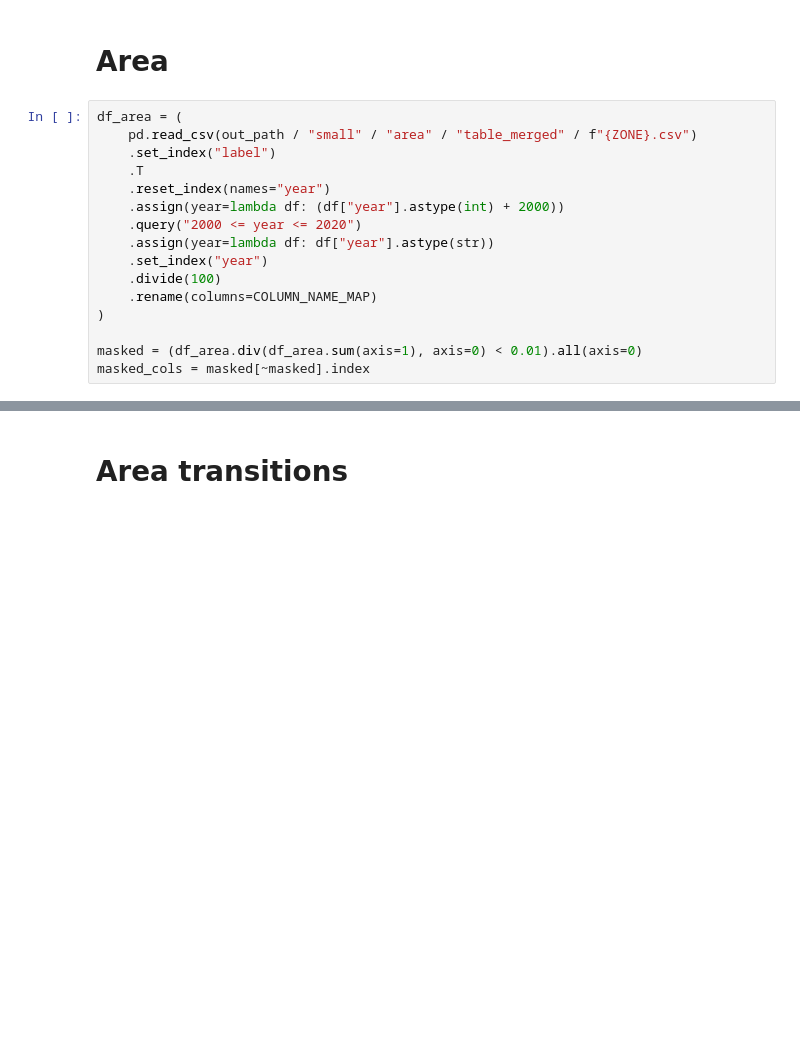
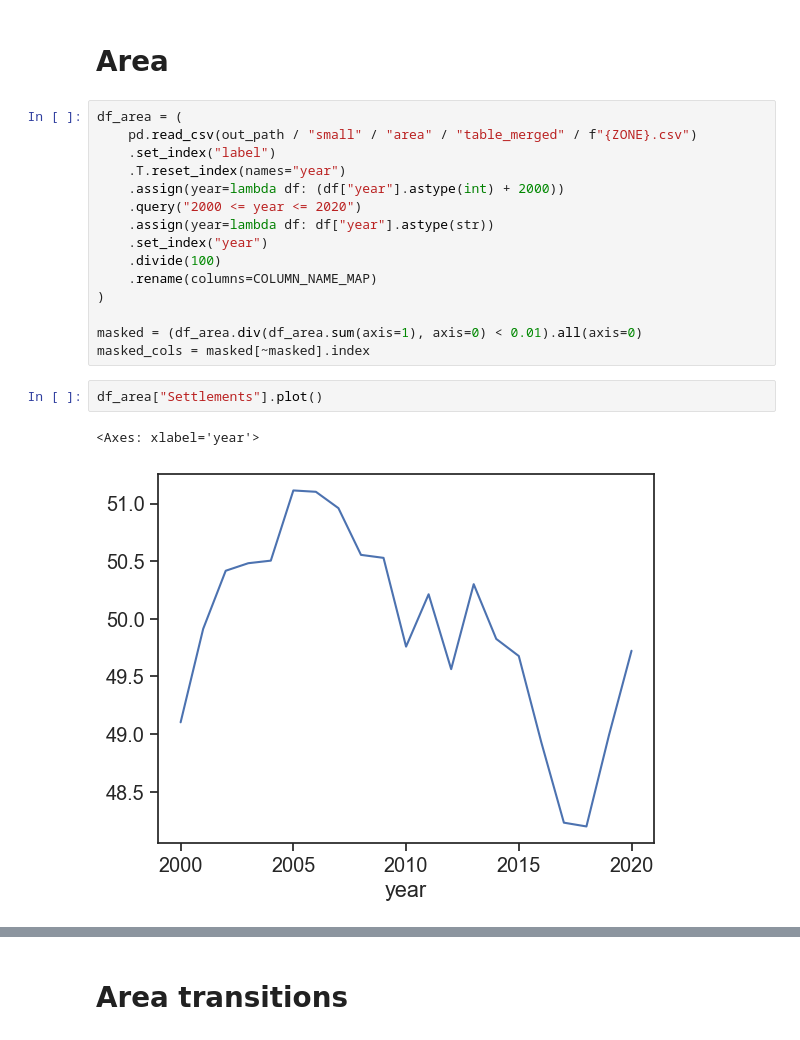
Before and after one commit to CentroFuturoCiudades/carbon_capture, a Jupyter notebook: main.ipynb, the cells around one changed output, grey strips where cells are left out. Cells and saved outputs as stored; diff of their text form; blank space fills up the shorter version.

```diff
--- a/main.ipynb
+++ b/main.ipynb
@@ -82,8 +80,7 @@ COLUMN_COLOR_MAP["Total"] = "#000000"
 df_area = (
     pd.read_csv(out_path / "small" / "area" / "table_merged" / f"{ZONE}.csv")
     .set_index("label")
-    .T
-    .reset_index(names="year")
+    .T.reset_index(names="year")
     .assign(year=lambda df: (df["year"].astype(int) + 2000))
     .query("2000 <= year <= 2020")
     .assign(year=lambda df: df["year"].astype(str))
@@ -94,6 +91,11 @@ df_area = (
 
 masked = (df_area.div(df_area.sum(axis=1), axis=0) < 0.01).all(axis=0)
 masked_cols = masked[~masked].index
+# %%
+df_area["Settlements"].plot()
+# %% [output]
+<Axes: xlabel='year'>
+[figure, added]
 # %%
 sns.set_theme(style="ticks", font_scale=1.3)
 
```
Also changed, not shown: parts of 17 cells of this notebook, 21 other files.
